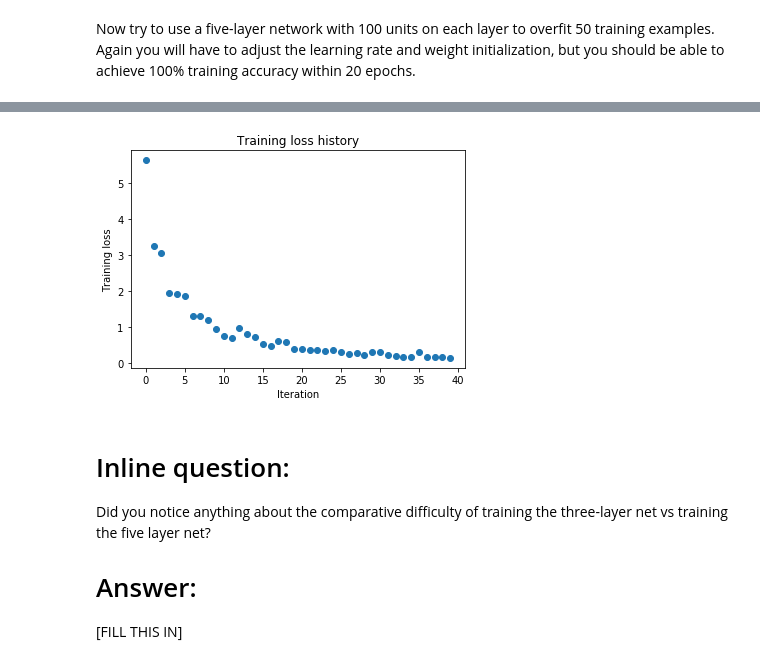
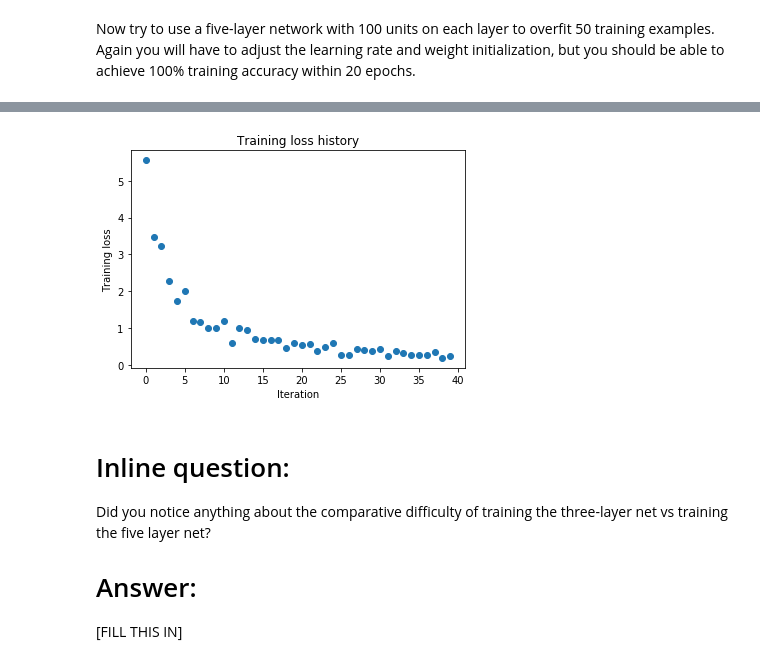
Before and after one commit to dimitrisPs/cs231n_pytorch, a Jupyter notebook: assignment2/FullyConnectedNets.ipynb, the cells around one changed output, grey strips where cells are left out. Cells and saved outputs as stored; diff of their text form; code cells hidden in the pictures.

```diff
--- a/assignment2/FullyConnectedNets.ipynb
+++ b/assignment2/FullyConnectedNets.ipynb
@@ -475,7 +476,7 @@ small_data = {
   'y_val': data['y_val'],
 }
 
-learning_rate = 2e-3
+learning_rate = 2.5e-3
 weight_scale = 5e-2
 model = FullyConnectedNet([100, 100, 100, 100],
                 weight_scale=weight_scale, dtype=np.float64)
@@ -514,4 +515,4 @@ plt.show()
-[figure, old version]
+[figure, new version]
 # %% [markdown]
 # Inline question:
 Did you notice anything about the comparative difficulty of training the three-layer net vs training the five layer net?
```
Also changed, not shown: parts of 7 cells of this notebook.
